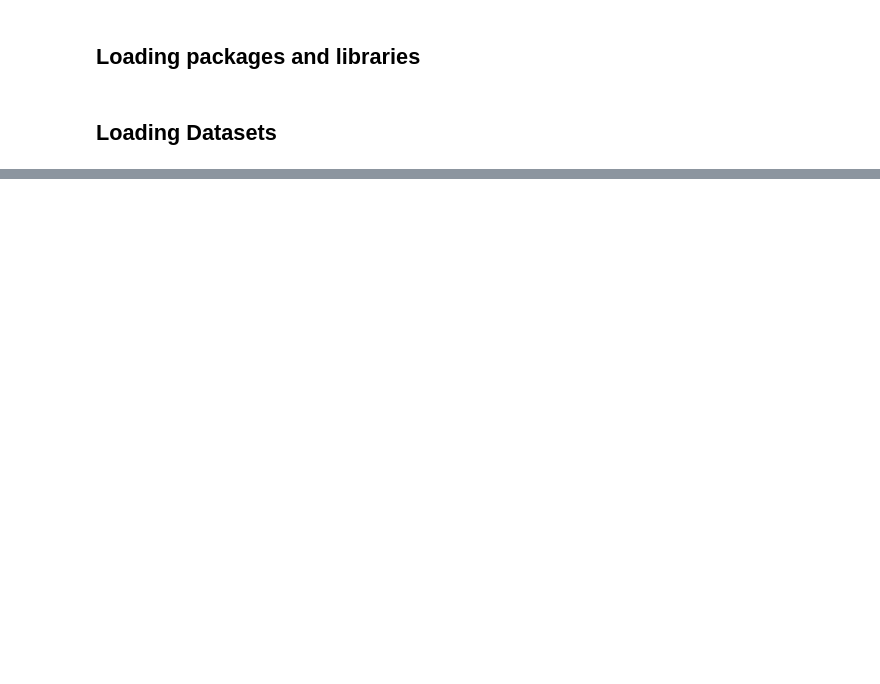
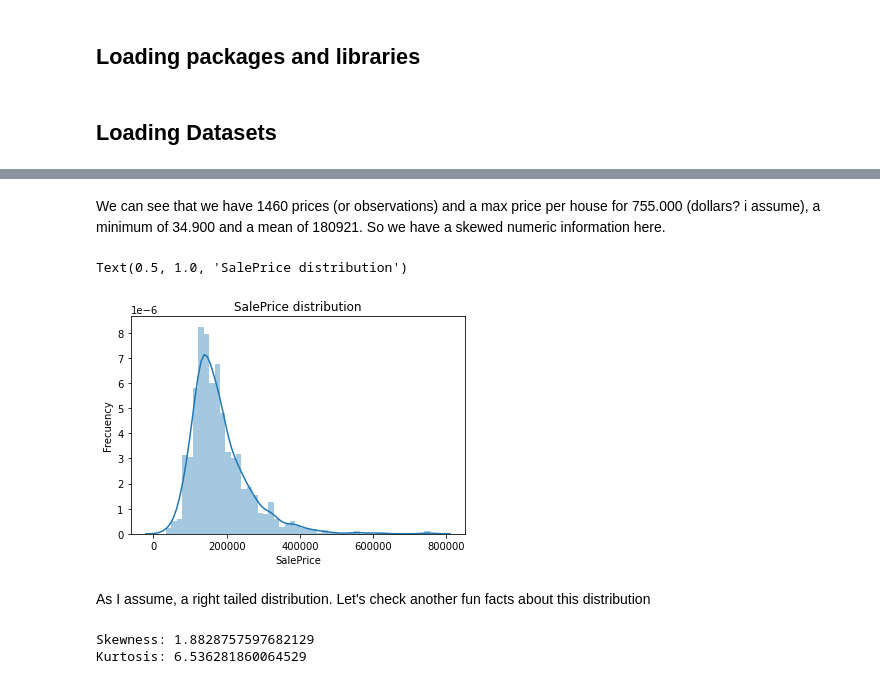
Before and after one commit to jogonzro/Kaggle_prices, a Jupyter notebook: first.ipynb, the cells around one changed output, grey strips where cells are left out. Cells and saved outputs as stored; diff of their text form; code cells hidden in the pictures; blank space fills up the shorter version.

```diff
--- a/first.ipynb
+++ b/first.ipynb
@@ -120,0 +227,17 @@ Id  MSSubClass MSZoning  LotFrontage  LotArea Street Alley LotShape  \
+# %% [markdown]
+We can see that we have 1460 prices (or observations) and a max price per house for 755.000 (dollars? i assume), a minimum of 34.900 and a mean of 180921. So we have a skewed numeric information here.
+# %%
+sns.distplot(train["SalePrice"])
+plt.ylabel("Frecuency")
+plt.title("SalePrice distribution")
+# %% [output]
+Text(0.5, 1.0, 'SalePrice distribution')
+[figure, added]
+# %% [markdown]
+As I assume, a right tailed distribution. Let's check another fun facts about this distribution
+# %%
+print("Skewness: {}".format(train["SalePrice"].skew()),
+      "\nKurtosis: {}".format(train["SalePrice"].kurt()))
+# %% [output]
+Skewness: 1.8828757597682129
+Kurtosis: 6.536281860064529
```
Also changed, not shown: parts of 14 cells of this notebook.
